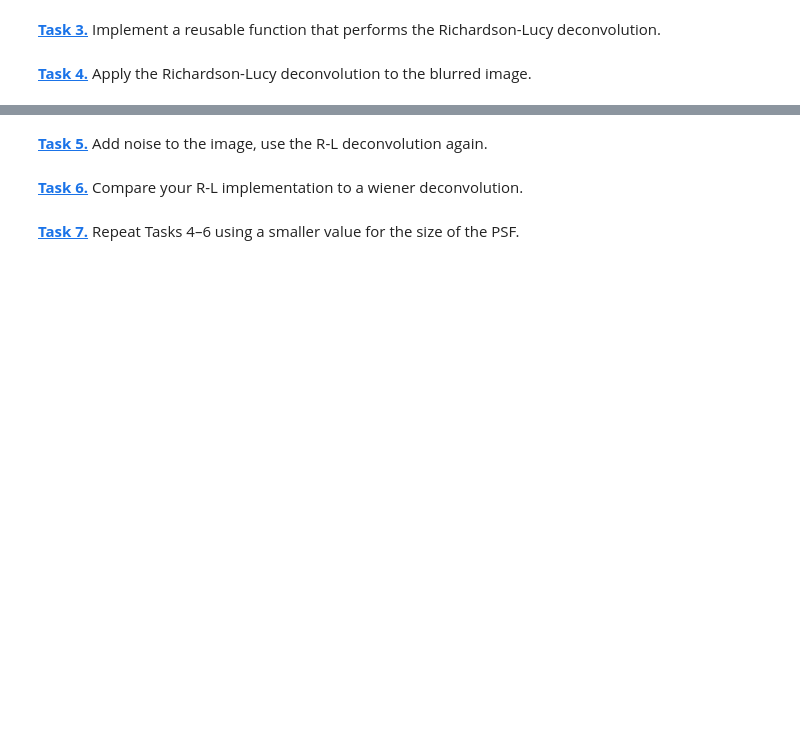
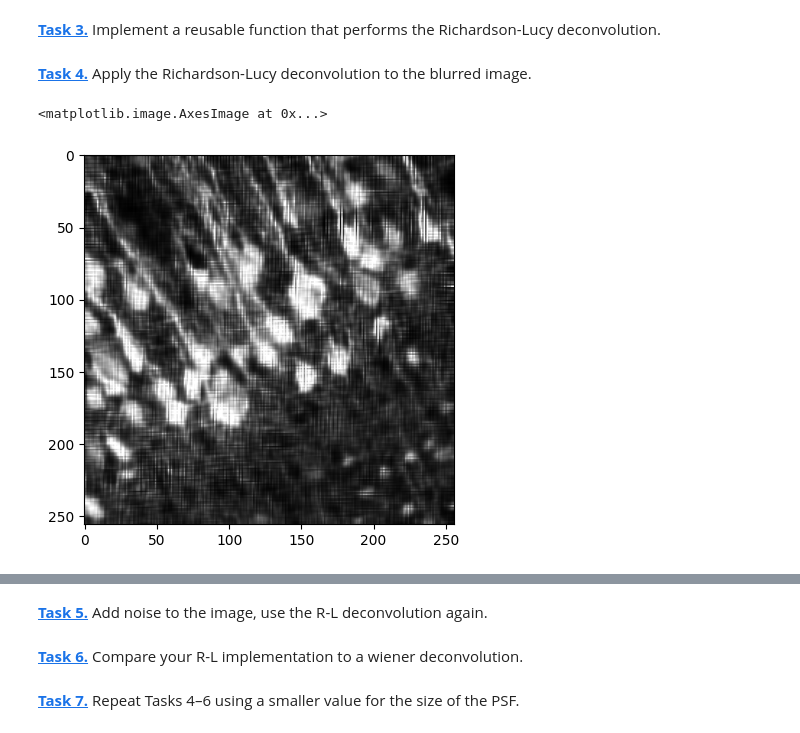
Before and after one commit to ZoeK194/mobi-fs5-python, a Jupyter notebook: deconvolution.ipynb, the cells around one changed output, grey strips where cells are left out. Drawn from its saved outputs; the diff is of its cells as text; code cells hidden in the pictures; blank space fills up the shorter version.

```diff
--- a/deconvolution.ipynb
+++ b/deconvolution.ipynb
@@ -61,9 +63,22 @@ AttributeError: 'tuple' object has no attribute 'step'
 def richardson_lucy_deconvolution(image, psf, n_iterations):
     img_deconv = np.full(image.shape, 0.5)
 
-    ### Insert code here
+    psf_flipped = np.flip(psf)
+    eps = 1e-12
+
+    for t in range(n_iterations):
+        estimate = conv(img_deconv, psf, mode='same', boundary='symm')
+        ratio = image / (estimate + eps)
+        img_deconv = img_deconv * conv(ratio, psf_flipped, mode='same', boundary='symm')
 
     img_deconv = img_deconv.clip(0,1)
     return img_deconv
 # %% [markdown]
 **[Task 4.]()** Apply the Richardson-Lucy deconvolution to the blurred image.
+# %%
+img_rld = richardson_lucy_deconvolution(img_psf,psf, 300 )
+
+plt.imshow(img_rld, 'gray')
+# %% [output]
+<matplotlib.image.AxesImage at 0x...>
+[figure, added]
```
Also changed, not shown: parts of 3 cells of this notebook.
